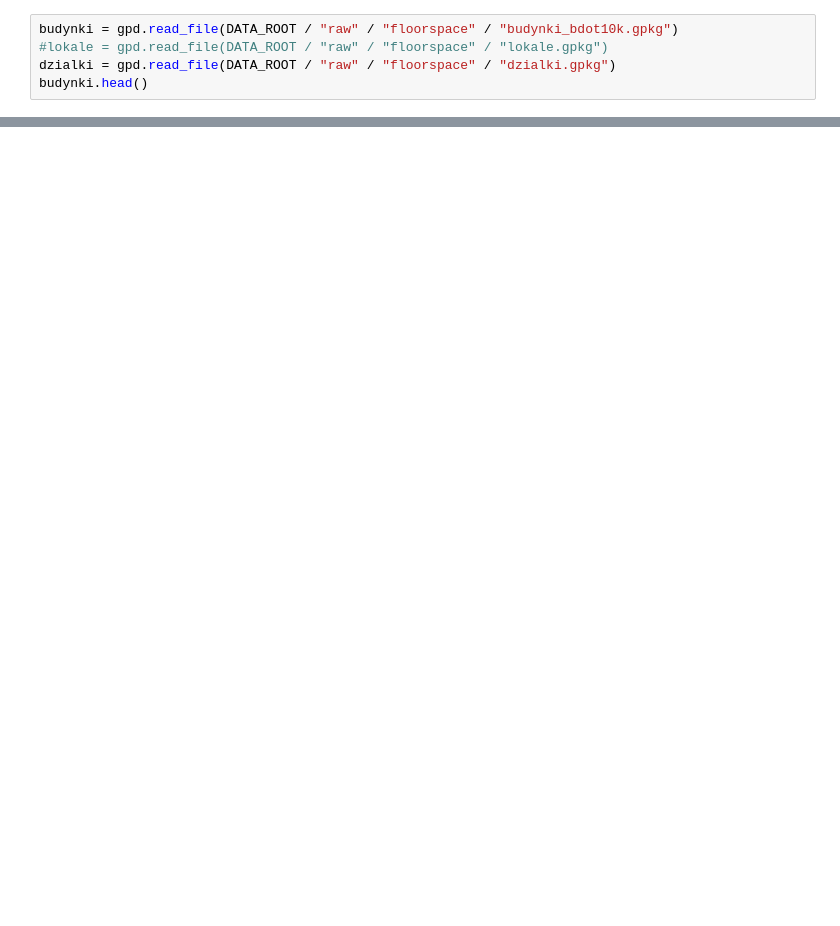
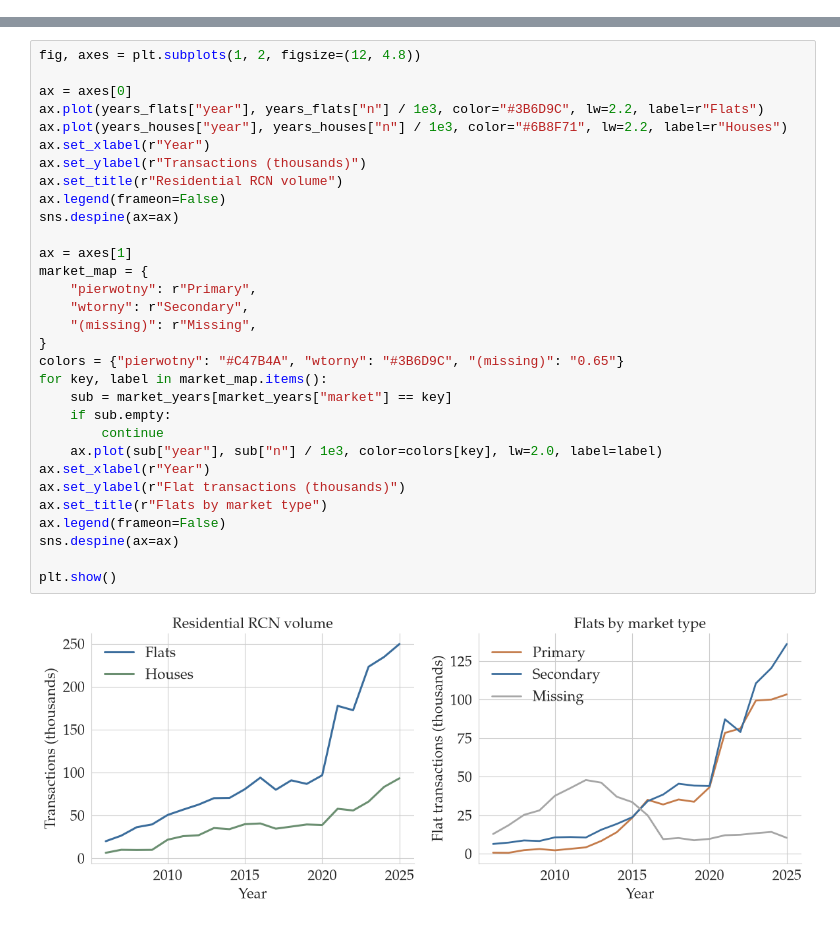
Before and after one commit to jendrkk/QSE-Poland-paper, a Jupyter notebook: notebooks/03_RCN_data.ipynb, the cells around one changed output, grey strips where cells are left out. Saved outputs shown, nothing was run; the diff lists cells and outputs as text; blank space fills up the shorter version.

```diff
--- a/notebooks/03_RCN_data.ipynb
+++ b/notebooks/03_RCN_data.ipynb
@@ -10,5 +0,0 @@ import geopandas as gpd
-# %%
-budynki = gpd.read_file(DATA_ROOT / "raw" / "floorspace" / "budynki_bdot10k.gpkg")
-#lokale = gpd.read_file(DATA_ROOT / "raw" / "floorspace" / "lokale.gpkg")
-dzialki = gpd.read_file(DATA_ROOT / "raw" / "floorspace" / "dzialki.gpkg")
-budynki.head()
@@ -106,0 +353,33 @@ budynki['teryt'].sort_values().unique()
+# %%
+fig, axes = plt.subplots(1, 2, figsize=(12, 4.8))
+
+ax = axes[0]
+ax.plot(years_flats["year"], years_flats["n"] / 1e3, color="#3B6D9C", lw=2.2, label=r"Flats")
+ax.plot(years_houses["year"], years_houses["n"] / 1e3, color="#6B8F71", lw=2.2, label=r"Houses")
+ax.set_xlabel(r"Year")
+ax.set_ylabel(r"Transactions (thousands)")
+ax.set_title(r"Residential RCN volume")
+ax.legend(frameon=False)
+sns.despine(ax=ax)
+
+ax = axes[1]
+market_map = {
+    "pierwotny": r"Primary",
+    "wtorny": r"Secondary",
+    "(missing)": r"Missing",
+}
+colors = {"pierwotny": "#C47B4A", "wtorny": "#3B6D9C", "(missing)": "0.65"}
+for key, label in market_map.items():
+    sub = market_years[market_years["market"] == key]
+    if sub.empty:
+        continue
+    ax.plot(sub["year"], sub["n"] / 1e3, color=colors[key], lw=2.0, label=label)
+ax.set_xlabel(r"Year")
+ax.set_ylabel(r"Flat transactions (thousands)")
+ax.set_title(r"Flats by market type")
+ax.legend(frameon=False)
+sns.despine(ax=ax)
+
+plt.show()
+# %% [output]
+[figure, added]
```
Also changed, not shown: parts of 25 cells of this notebook, 4 other files.
